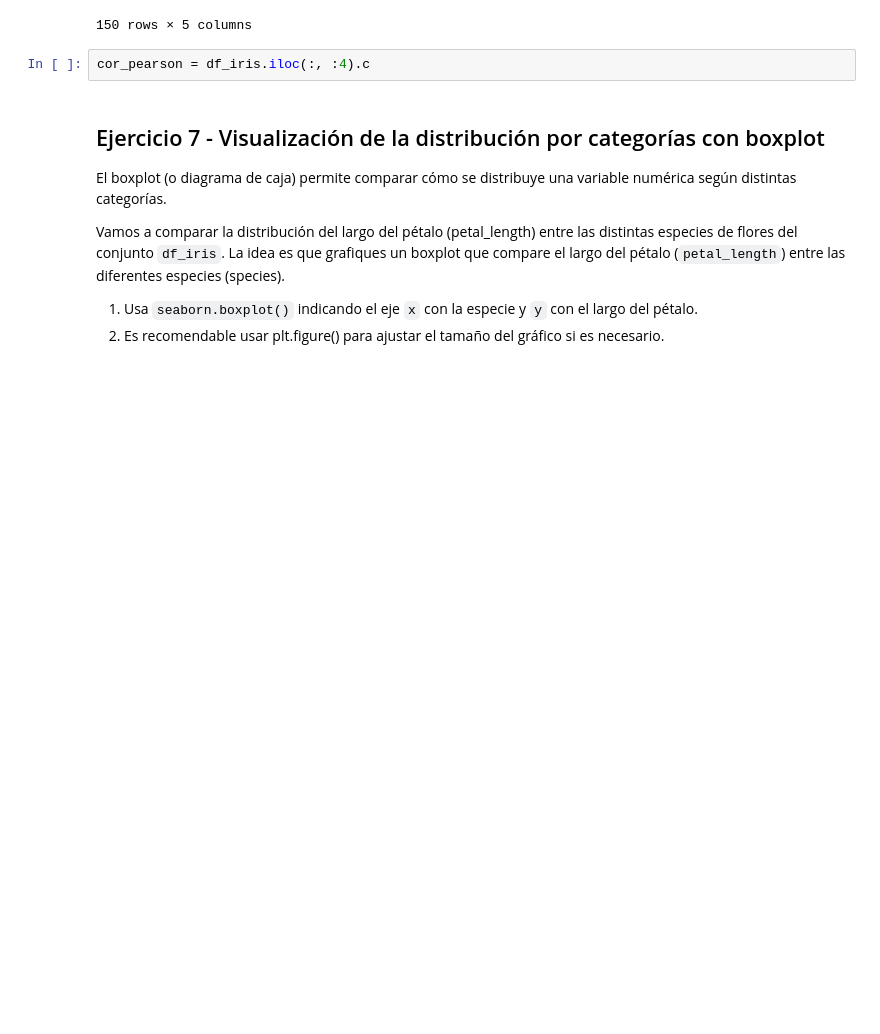
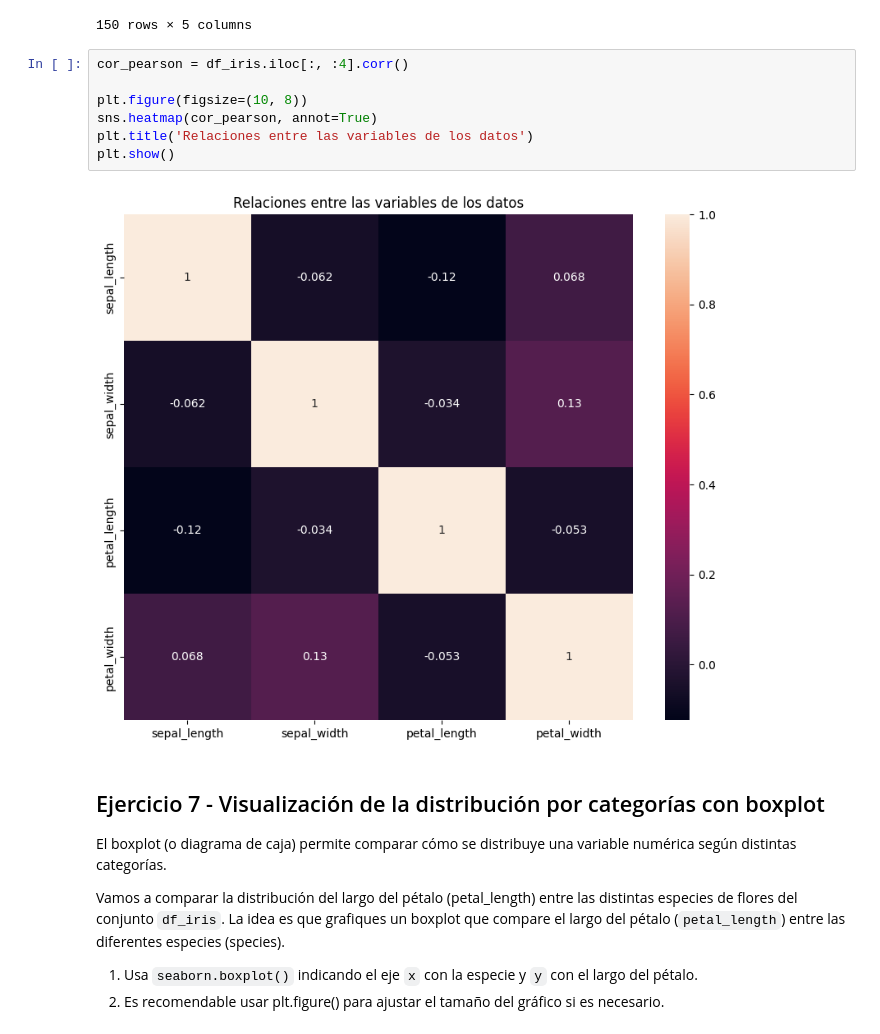
Before and after one commit to Davichobacter/visualization-exercises-with-matplot-and-seaborn, a Jupyter notebook: notebook/problems.es.ipynb, the cells around one changed output. Drawn from its saved outputs; the diff is of its cells as text; blank space fills up the shorter version.

```diff
--- a/notebook/problems.es.ipynb
+++ b/notebook/problems.es.ipynb
@@ -270,7 +270,14 @@ df_iris
 | 149 | 6.467859 | 3.159162 | 3.732622 | 0.976896 | setosa |
 150 rows × 5 columns
 # %%
-cor_pearson = df_iris.iloc(:, :4).c
+cor_pearson = df_iris.iloc[:, :4].corr()
+
+plt.figure(figsize=(10, 8))
+sns.heatmap(cor_pearson, annot=True)
+plt.title('Relaciones entre las variables de los datos')
+plt.show()
+# %% [output]
+[figure, added]
 # %% [markdown]
 ## Ejercicio 7 - Visualización de la distribución por categorías con boxplot
 
```
Also changed, not shown: parts of 1 cell of this notebook.
